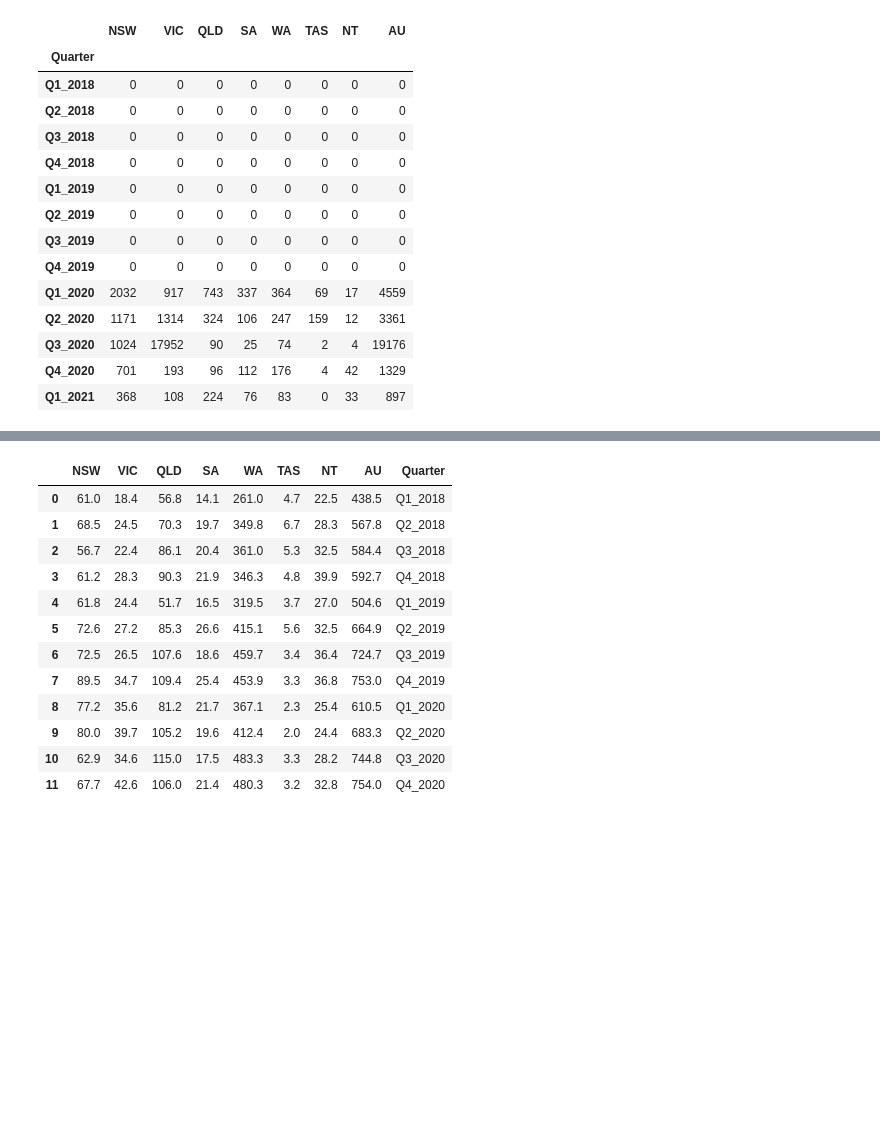
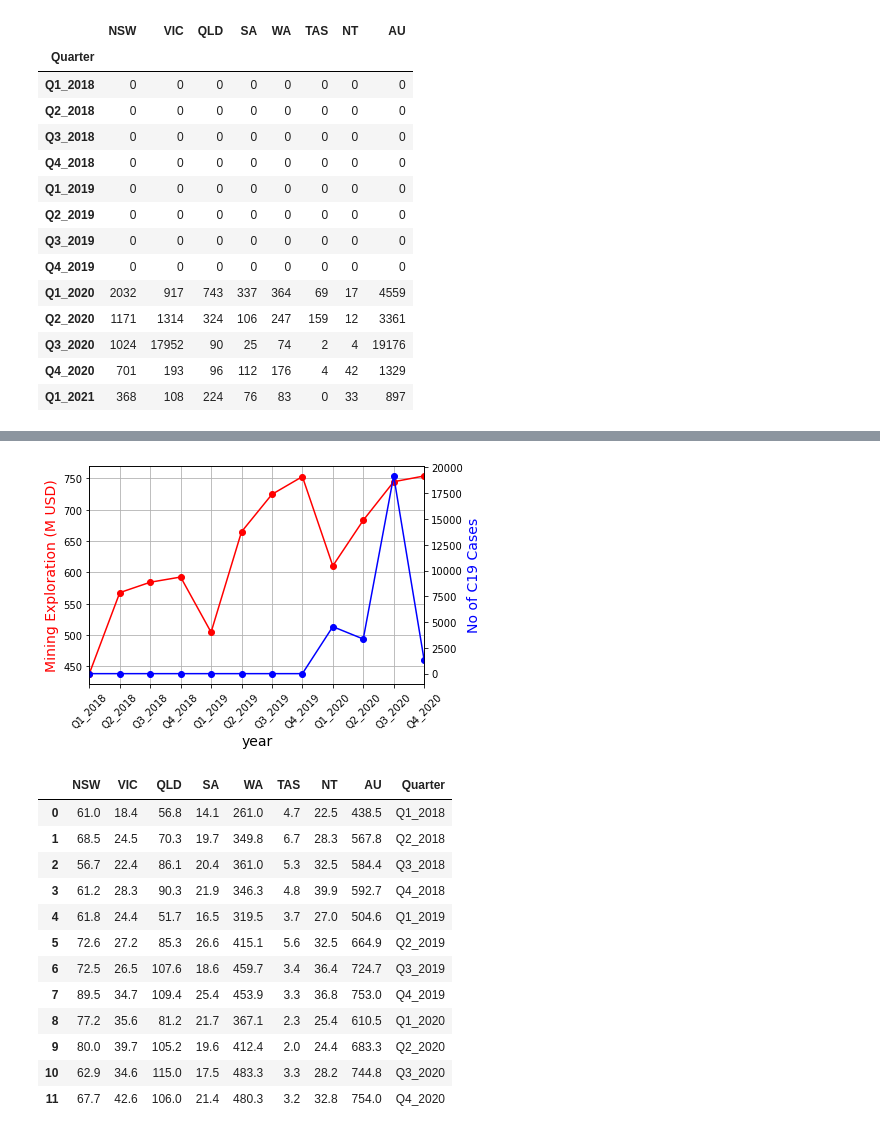
Before and after one commit to rfcamo/group5project, a Jupyter notebook: cleaning_files/plot_data.ipynb, the cells around one changed output, grey strips where cells are left out. Saved outputs shown, nothing was run; the diff lists cells and outputs as text; code cells hidden in the pictures; blank space fills up the shorter version.

```diff
--- a/cleaning_files/plot_data.ipynb
+++ b/cleaning_files/plot_data.ipynb
@@ -87 +189,28 @@ c19_q_travel
+# %%
+# create figure and axis objects with subplots()
+fig,ax = plt.subplots()
+# make a plot
+ax.plot(mining.index, mining.AU, color="red", marker="o")
+# set x-axis label
+ax.set_xlabel("year",fontsize=14)
+# set y-axis label
+ax.set_ylabel("Mining Exploration (M USD)",color="red",fontsize=14)
+
+# twin object for two different y-axis on the sample plot
+ax2=ax.twinx()
+# make a plot with different y-axis using second axis object
+ax2.plot(c19_q_mining.index, c19_q_mining.AU,color="blue",marker="o")
+ax2.set_ylabel("No of C19 Cases",color="blue",fontsize=14)
+ax.set_xticks(mining.index)
+ax.set_xticklabels(labels = mining.index, rotation = 45)
+ax.grid(which='major')
+ax.set_xlim(0,11)
+plt.show()
+# save the plot as a file
+fig.savefig('two_different_y_axis_for_single_python_plot_with_twinx.jpg',
+            format='jpeg',
+            dpi=100,
+            bbox_inches='tight')
+# %% [output]
+[figure, added]
 # %%
```
Also changed, not shown: parts of 7 cells of this notebook, 1 other file.
